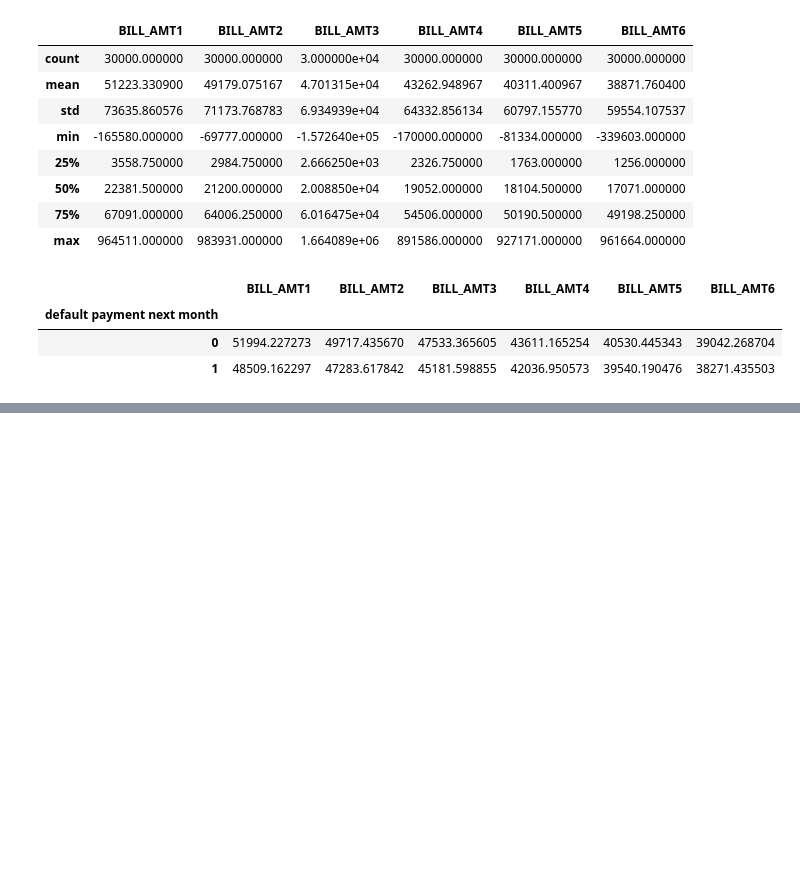
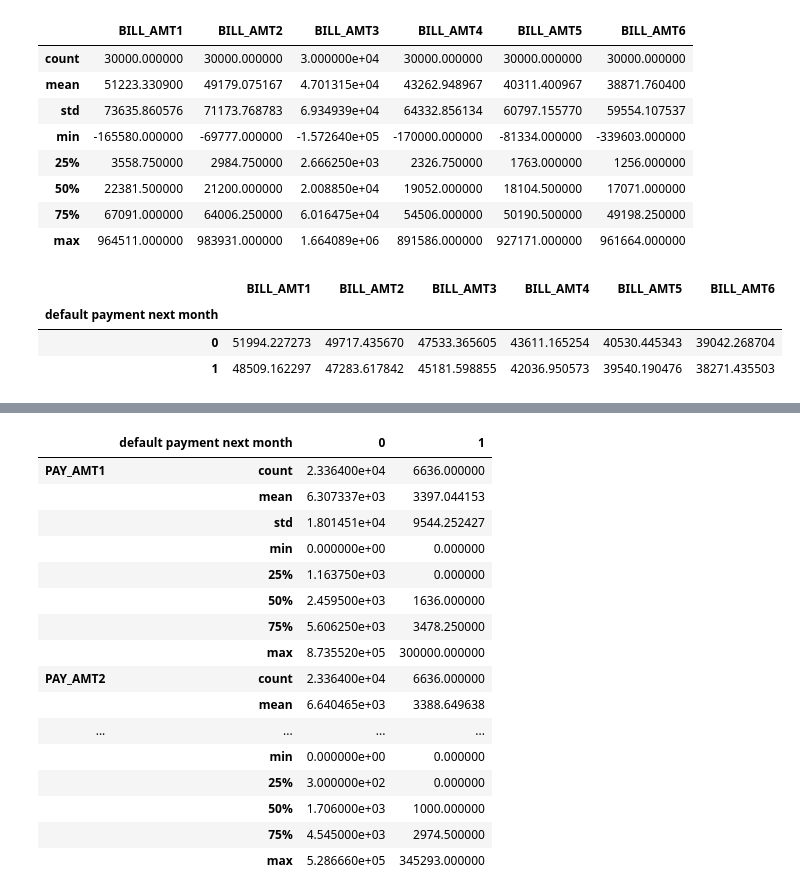
Before and after one commit to mohammedDhinojwala/credit-card-default-random-forest, a Jupyter notebook: Credit_Card_Default_DT.ipynb, the cells around one changed output, grey strips where cells are left out. Cells and saved outputs as stored; diff of their text form; code cells hidden in the pictures; blank space fills up the shorter version.

```diff
--- a/Credit_Card_Default_DT.ipynb
+++ b/Credit_Card_Default_DT.ipynb
@@ -550,0 +709,14 @@ credit.groupby('default payment next month')[bill_cols].mean()
+# %%
+
+payment_cols = [
+    'PAY_AMT1',
+    'PAY_AMT2',
+    'PAY_AMT3',
+    'PAY_AMT4',
+    'PAY_AMT5',
+    'PAY_AMT6'
+]
+
+credit[payment_cols].describe()
+
+# so yeah i coudlnt find any negative values in it . nor any abnormality
@@ -550,0 +733,23 @@ credit.groupby('default payment next month')[bill_cols].mean()
+# %%
+credit.groupby('default payment next month')[payment_cols].mean()
+credit.groupby('default payment next month')[payment_cols].describe().T
+
+# so in this one trend is pretty clear that the ppl who are paying consistently safe and the one who is not consistent are getting
+# %% [output]
+|  | default payment next month | 0 | 1 |
+| PAY_AMT1 | count | 2.336400e+04 | 6636.000000 |
+|  | mean | 6.307337e+03 | 3397.044153 |
+|  | std | 1.801451e+04 | 9544.252427 |
+|  | min | 0.000000e+00 | 0.000000 |
+|  | 25% | 1.163750e+03 | 0.000000 |
+|  | 50% | 2.459500e+03 | 1636.000000 |
+|  | 75% | 5.606250e+03 | 3478.250000 |
+|  | max | 8.735520e+05 | 300000.000000 |
+| PAY_AMT2 | count | 2.336400e+04 | 6636.000000 |
+|  | mean | 6.640465e+03 | 3388.649638 |
+| ... | ... | ... | ... |
+|  | min | 0.000000e+00 | 0.000000 |
+|  | 25% | 3.000000e+02 | 0.000000 |
+|  | 50% | 1.706000e+03 | 1000.000000 |
+|  | 75% | 4.545000e+03 | 2974.500000 |
+|  | max | 5.286660e+05 | 345293.000000 |
```
Also changed, not shown: parts of 21 cells of this notebook.
